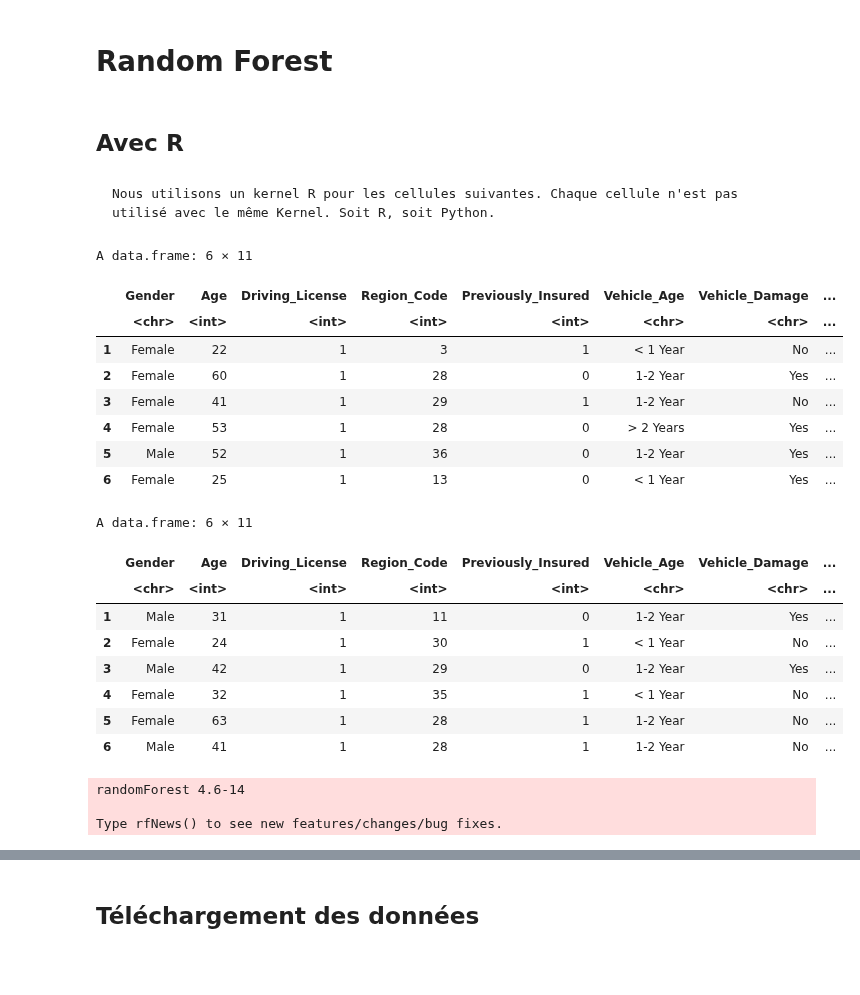
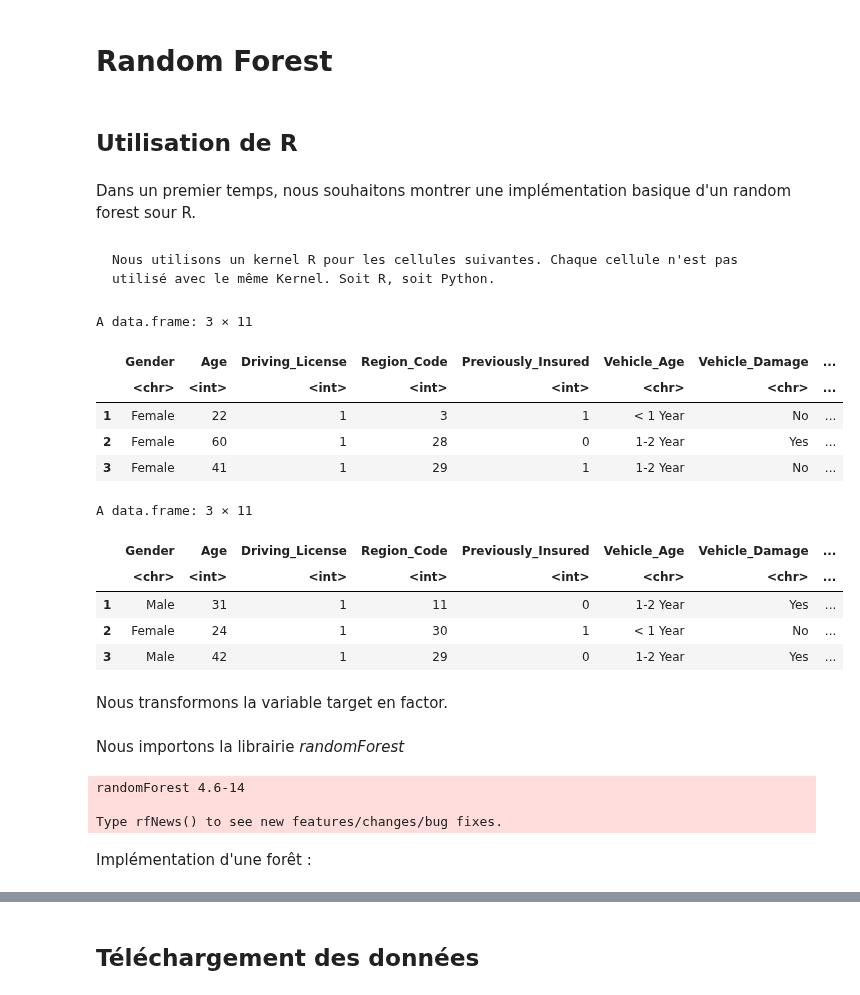
Before and after one commit to claviermathieu/ISFA-prj-datascience, a Jupyter notebook: book/docs/4_modeles/44_rf.ipynb, the cells around one changed output, grey strips where cells are left out. Cells and saved outputs as stored; diff of their text form; code cells hidden in the pictures; blank space fills up the shorter version.

````diff
--- a/book/docs/4_modeles/44_rf.ipynb
+++ b/book/docs/4_modeles/44_rf.ipynb
@@ -39,7 +39,9 @@ def result_model(model,X,Y, f1 = True, f1_aff = True, mat = True) :
 # %% [markdown]
 # Random Forest
 # %% [markdown]
-## Avec R
+## Utilisation de R
+# %% [markdown]
+Dans un premier temps, nous souhaitons montrer une implémentation basique d'un random forest sour R.
 # %% [markdown]
 ```{note}
 Nous utilisons un kernel R pour les cellules suivantes. Chaque cellule n'est pas utilisé avec le même Kernel. Soit R, soit Python.
@@ -49,40 +51,40 @@ db <- read.csv("https://www.data.mclavier.com/prj_datascience/train_train_r.csv"
 rownames(db) = db$ind
 db=db[c(2:ncol(db))]
 # %%
-head(db)
+head(db, 3)
 # %% [output]
-A data.frame: 6 × 11
+A data.frame: 3 × 11
 |  | Gender | Age | Driving_License | Region_Code | Previously_Insured | Vehicle_Age | Vehicle_Damage | ... |
 |  | <chr> | <int> | <int> | <int> | <int> | <chr> | <chr> | ... |
 | 1 | Female | 22 | 1 | 3 | 1 | < 1 Year | No | ... |
 | 2 | Female | 60 | 1 | 28 | 0 | 1-2 Year | Yes | ... |
 | 3 | Female | 41 | 1 | 29 | 1 | 1-2 Year | No | ... |
-| 4 | Female | 53 | 1 | 28 | 0 | > 2 Years | Yes | ... |
-| 5 | Male | 52 | 1 | 36 | 0 | 1-2 Year | Yes | ... |
-| 6 | Female | 25 | 1 | 13 | 0 | < 1 Year | Yes | ... |
 # %%
 dbr <- read.csv("https://www.data.mclavier.com/prj_datascience/train_test_r.csv", sep ="," )
 rownames(dbr) = dbr$ind
 dbr=dbr[c(2:ncol(dbr))]
 # %%
-head(dbr)
+head(dbr, 3)
 # %% [output]
-A data.frame: 6 × 11
+A data.frame: 3 × 11
 |  | Gender | Age | Driving_License | Region_Code | Previously_Insured | Vehicle_Age | Vehicle_Damage | ... |
 |  | <chr> | <int> | <int> | <int> | <int> | <chr> | <chr> | ... |
 | 1 | Male | 31 | 1 | 11 | 0 | 1-2 Year | Yes | ... |
 | 2 | Female | 24 | 1 | 30 | 1 | < 1 Year | No | ... |
 | 3 | Male | 42 | 1 | 29 | 0 | 1-2 Year | Yes | ... |
-| 4 | Female | 32 | 1 | 35 | 1 | < 1 Year | No | ... |
-| 5 | Female | 63 | 1 | 28 | 1 | 1-2 Year | No | ... |
-| 6 | Male | 41 | 1 | 28 | 1 | 1-2 Year | No | ... |
+# %% [markdown]
+Nous transformons la variable target en factor.
 # %%
 db$Response = as.factor(db$Response)
 dbr$Response = as.factor(dbr$Response)
+# %% [markdown]
+Nous importons la librairie *randomForest*
 # %%
 library(randomForest)
 # %% [output]
 randomForest 4.6-14
 
 Type rfNews() to see new features/changes/bug fixes.
+# %% [markdown]
+Implémentation d'une forêt :
 # %%
````
Also changed, not shown: parts of 17 cells of this notebook, 4 other files.
